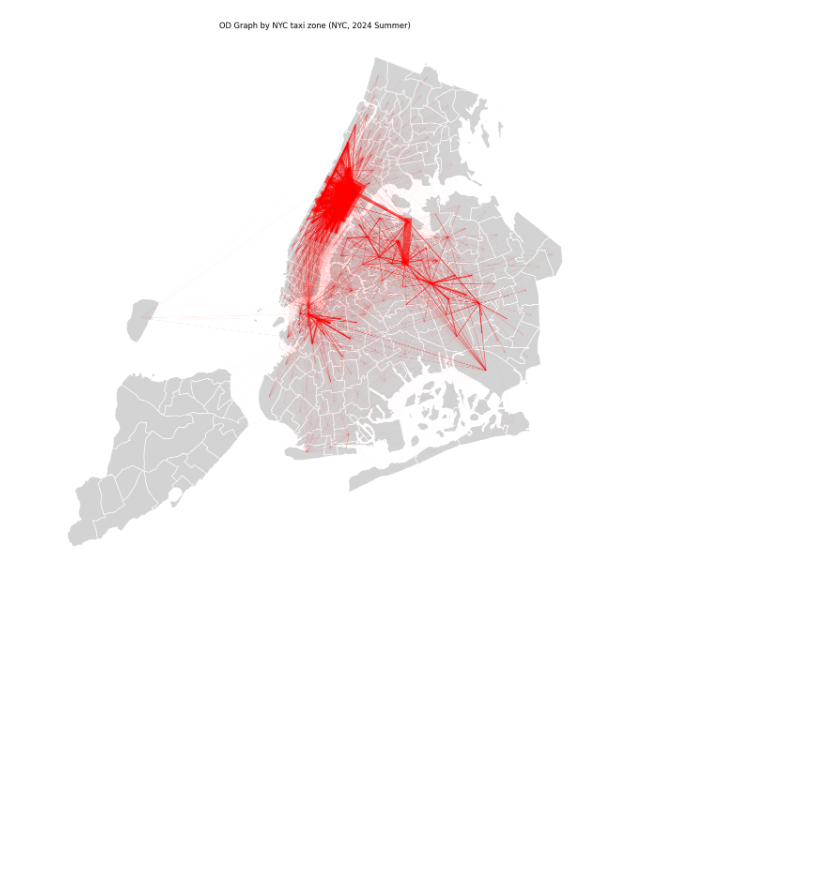
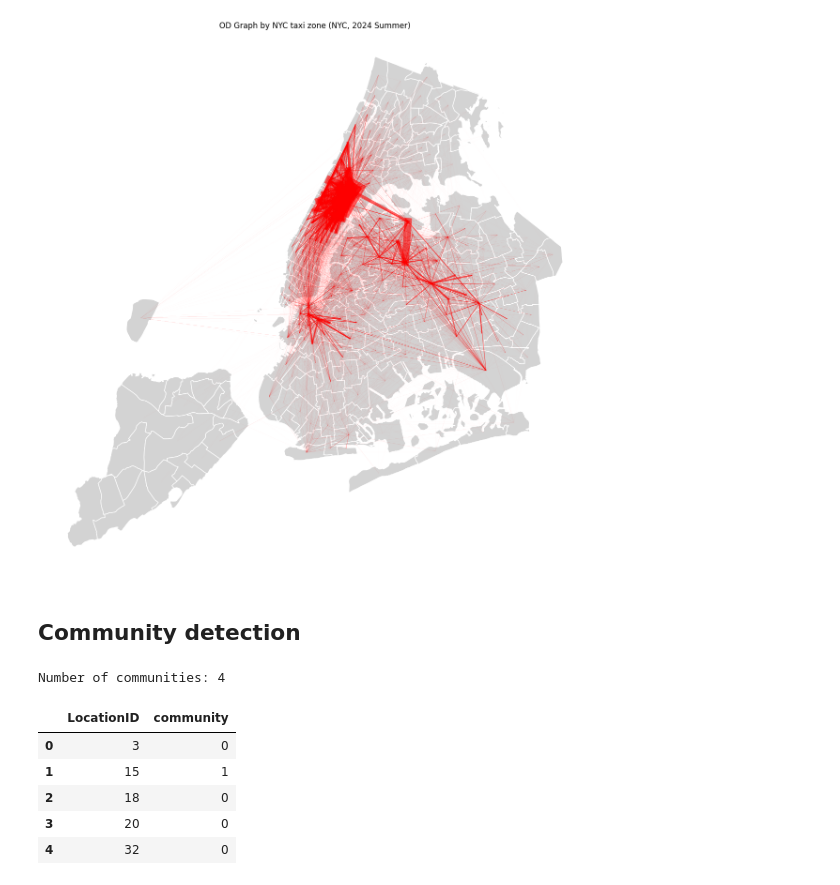
Before and after one commit to wherehaveyubin/research, a Jupyter notebook: 2025-Heat/heat-mobility.ipynb, the cells around one changed output. Drawn from its saved outputs; the diff is of its cells as text; code cells hidden in the pictures; blank space fills up the shorter version.

```diff
--- a/2025-Heat/heat-mobility.ipynb
+++ b/2025-Heat/heat-mobility.ipynb
@@ -198,3 +219,24 @@ plt.savefig("2024_OD_graph.png", dpi=300, bbox_inches='tight')
 plt.show()
 # %% [output]
 [figure]
+# %% [markdown]
+## Community detection
+# %%
+# Louvain community detection (on undirected version)
+partition = community_louvain.best_partition(G.to_undirected(), weight='weight')
+
+# Attach community label to each node
+nx.set_node_attributes(G, partition, 'community')
+
+# Save to DataFrame for analysis/merging
+community_df = pd.DataFrame(list(partition.items()), columns=['LocationID', 'community'])
+print("Number of communities:", community_df['community'].nunique())
+display(community_df.head())
+# %% [output]
+Number of communities: 4
+|  | LocationID | community |
+| 0 | 3 | 0 |
+| 1 | 15 | 1 |
+| 2 | 18 | 0 |
+| 3 | 20 | 0 |
+| 4 | 32 | 0 |
```
Also changed, not shown: parts of 6 cells of this notebook.
